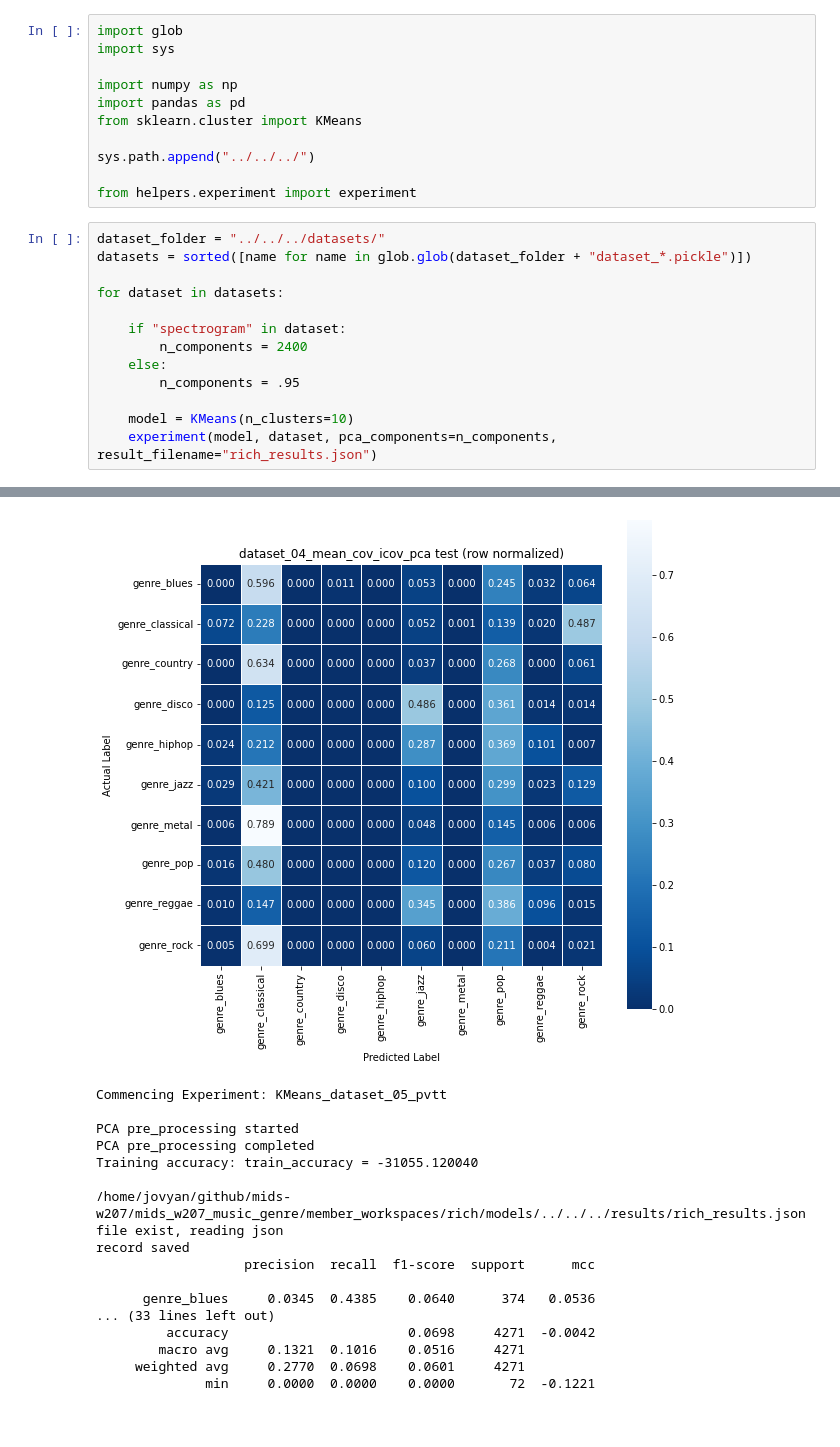
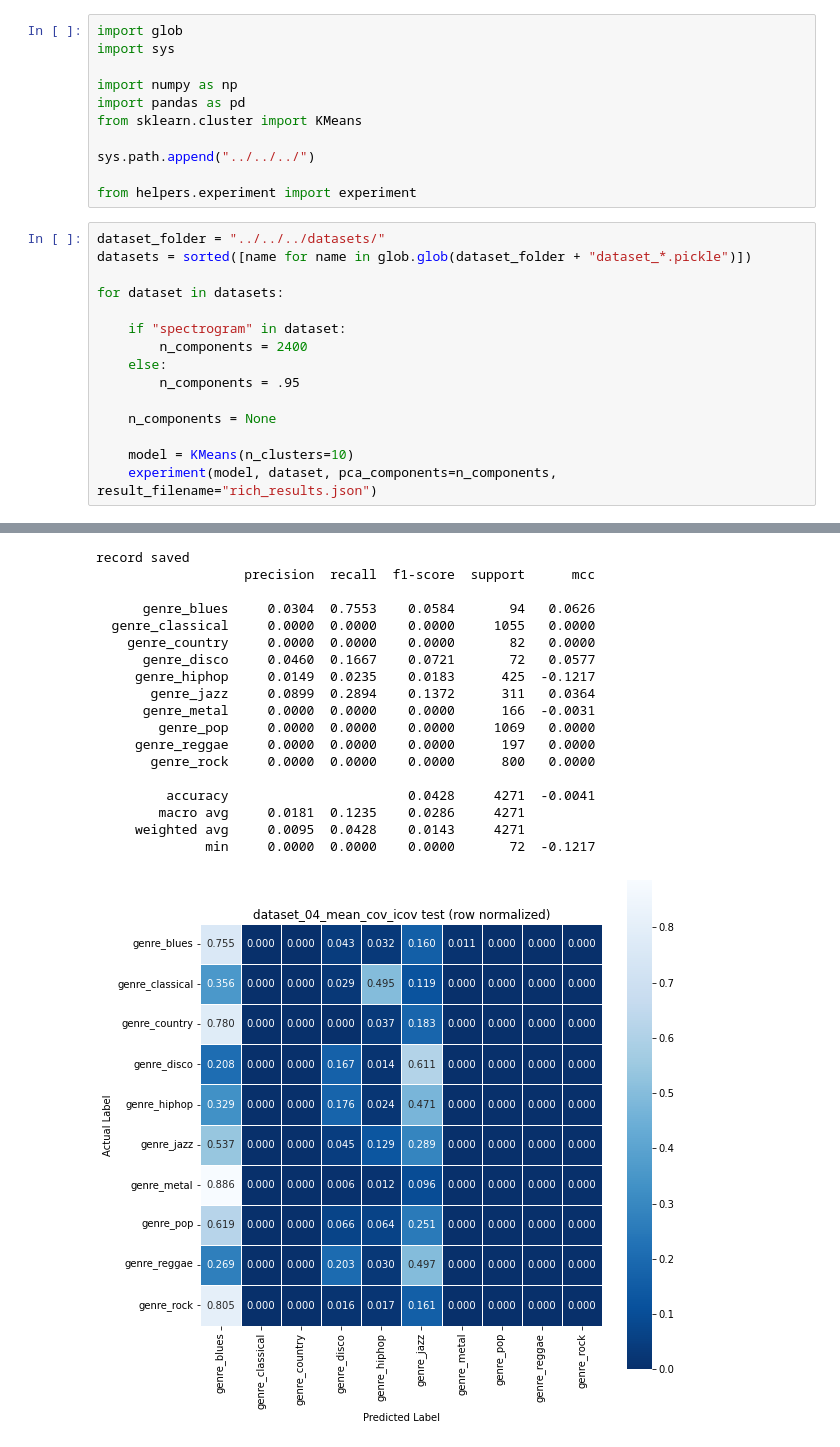
Before and after one commit to RERobbins/mids_w207_music_genre, a Jupyter notebook: member_workspaces/rich/models/08_kmeans.ipynb, the cells around one changed output, grey strips where cells are left out. Saved outputs shown, nothing was run; the diff lists cells and outputs as text.

```diff
--- a/member_workspaces/rich/models/08_kmeans.ipynb
+++ b/member_workspaces/rich/models/08_kmeans.ipynb
@@ -20,6 +20,8 @@ for dataset in datasets:
     else:
         n_components = .95
 
+    n_components = None
+
     model = KMeans(n_clusters=10)
     experiment(model, dataset, pca_components=n_components, result_filename="rich_results.json")
 # %% [output]
@@ -115,18 +135,19 @@ record saved
+record saved
+                   precision  recall  f1-score  support      mcc
+
+      genre_blues     0.0304  0.7553    0.0584       94   0.0626
+  genre_classical     0.0000  0.0000    0.0000     1055   0.0000
+    genre_country     0.0000  0.0000    0.0000       82   0.0000
+      genre_disco     0.0460  0.1667    0.0721       72   0.0577
+     genre_hiphop     0.0149  0.0235    0.0183      425  -0.1217
+       genre_jazz     0.0899  0.2894    0.1372      311   0.0364
+      genre_metal     0.0000  0.0000    0.0000      166  -0.0031
+        genre_pop     0.0000  0.0000    0.0000     1069   0.0000
+     genre_reggae     0.0000  0.0000    0.0000      197   0.0000
+       genre_rock     0.0000  0.0000    0.0000      800   0.0000
+
+         accuracy                       0.0428     4271  -0.0041
+        macro avg     0.0181  0.1235    0.0286     4271
+     weighted avg     0.0095  0.0428    0.0143     4271
+              min     0.0000  0.0000    0.0000       72  -0.1217
-[figure, old version]
+[figure, new version]
-Commencing Experiment: KMeans_dataset_05_pvtt
-
-PCA pre_processing started
-PCA pre_processing completed
-Training accuracy: train_accuracy = -31055.120040
-
-/home/jovyan/github/mids-w207/mids_w207_music_genre/member_workspaces/rich/models/../../../results/rich_results.json
-file exist, reading json
-record saved
-                   precision  recall  f1-score  support      mcc
-
-      genre_blues     0.0345  0.4385    0.0640      374   0.0536
-... (33 lines left out)
-         accuracy                       0.0698     4271  -0.0042
-        macro avg     0.1321  0.1016    0.0516     4271
-     weighted avg     0.2770  0.0698    0.0601     4271
-              min     0.0000  0.0000    0.0000       72  -0.1221
```
Also changed, not shown: parts of 1 cell of this notebook, 6 other files.
